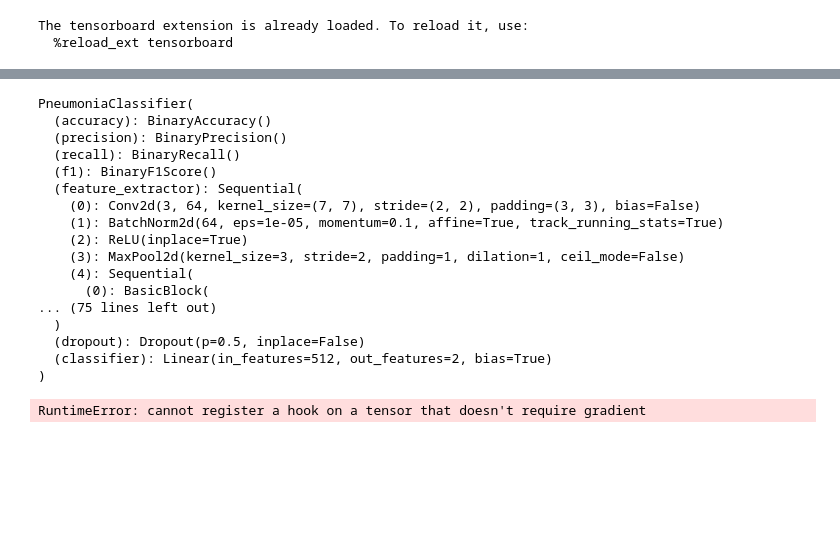
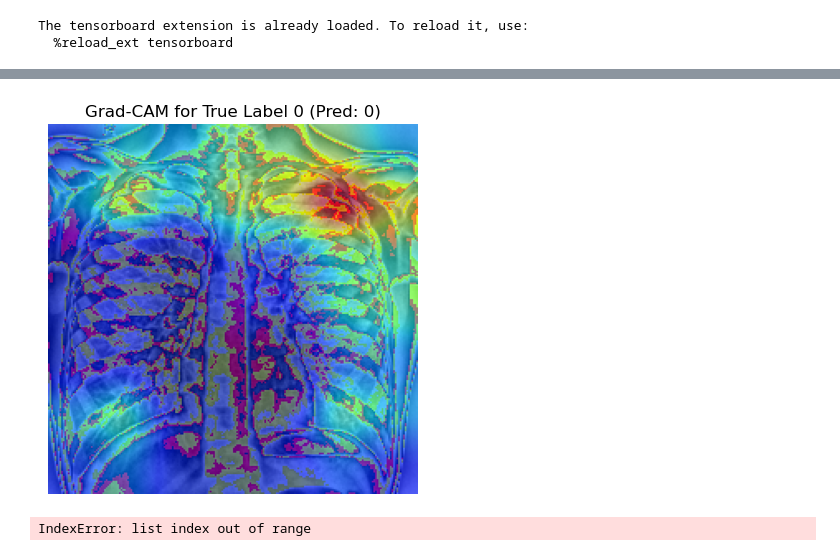
Before and after one commit to SzabadosA/pneumonia_detection, a Jupyter notebook: notebooks/Pretrained_ResNET18.ipynb, the cells around one changed output, grey strips where cells are left out. Cells and saved outputs as stored; diff of their text form; code cells hidden in the pictures; blank space fills up the shorter version.

Commit message:
add gradcam and opmitizations

```diff
--- a/notebooks/Pretrained_ResNET18.ipynb
+++ b/notebooks/Pretrained_ResNET18.ipynb
@@ -203,58 +208,60 @@ plot_roc_auc(model, model.test_loader)
 # %%
 from torchcam.methods import SmoothGradCAMpp
 from torchcam.utils import overlay_mask
 from torchvision.transforms.functional import to_pil_image
 import matplotlib.pyplot as plt
 
-def visualize_gradcam(model, dataloader, target_layer="feature_extractor.7"):
-    model.eval()
+def visualize_gradcam(model, dataloader, target_layer="feature_extractor.8"):
+    model.eval()  # Set the models to evaluation mode
+    for param in model.parameters():
+        param.requires_grad = True
 
-    # Initialize Grad-CAM
+    # Initialize Grad-CAM with the target layer
     cam_extractor = SmoothGradCAMpp(model, target_layer=target_layer)
 
-    # Pick one image from the dataloader
+    # Pick one batch from the dataloader
     data, labels = next(iter(dataloader))
     data = data.cuda()
     labels = labels.cuda()
 
-    # Get predictions and CAM
+    # Forward pass through the models
     preds = model(data)
-    class_idx = preds.argmax(dim=1).item()  # Predicted class index for the first image
 
-    # Generate CAM for the predicted class
-    cams = cam_extractor(class_idx, preds)
+    # Iterate through the batch to visualize Grad-CAM for each image
+    for i in range(len(data)):
+        # Predicted class index for the current image
+        class_idx = preds[i].argmax(dim=0).item()
 
-    # Overlay CAM on the original image
-    for i in range(len(data)):
-        heatmap = cams[target_layer][i]
+        # Generate CAM for the predicted class
+        cam = cam_extractor(class_idx, preds)
+
+        # Check the type and shape of the cam
+        if isinstance(cam, list):
+            # Assuming the CAM for each image is in cam[i]
+            heatmap = cam[i]
+        elif isinstance(cam, dict):
+            # Retrieve the heatmap for the specified layer
+            heatmap = cam[target_layer][i]
+        else:
+            raise TypeError(f"Unexpected cam type: {type(cam)}")
+
+        # Ensure the heatmap is reduced to one channel
+        if heatmap.dim() == 3:  # If heatmap has multiple channels, reduce to one
+            heatmap = heatmap.mean(dim=0)  # Average across channels
+
+        # Convert the image and heatmap to PIL images
         original_image = to_pil_image(data[i].cpu())
         heatmap_image = to_pil_image(heatmap, mode="F")
 
         # Overlay heatmap on the original image
         result = overlay_mask(original_image, heatmap_image, alpha=0.5)
         plt.imshow(result)
-        plt.title(f"Grad-CAM for label {labels[i].item()} (Pred: {class_idx})")
+        plt.title(f"Grad-CAM for True Label {labels[i].item()} (Pred: {class_idx})")
         plt.axis("off")
         plt.show()
 
-# Call this after training
-visualize_gradcam(model, model.test_loader)
+# Call this function after training
+visualize_gradcam(model, model.test_loader, target_layer="feature_extractor.7")
 # %% [output]
+[figure, added]
-PneumoniaClassifier(
-  (accuracy): BinaryAccuracy()
-  (precision): BinaryPrecision()
-  (recall): BinaryRecall()
-  (f1): BinaryF1Score()
-  (feature_extractor): Sequential(
-    (0): Conv2d(3, 64, kernel_size=(7, 7), stride=(2, 2), padding=(3, 3), bias=False)
-    (1): BatchNorm2d(64, eps=1e-05, momentum=0.1, affine=True, track_running_stats=True)
-    (2): ReLU(inplace=True)
-    (3): MaxPool2d(kernel_size=3, stride=2, padding=1, dilation=1, ceil_mode=False)
-    (4): Sequential(
-      (0): BasicBlock(
-... (75 lines left out)
-  )
-  (dropout): Dropout(p=0.5, inplace=False)
-  (classifier): Linear(in_features=512, out_features=2, bias=True)
-)
+IndexError: list index out of range
-RuntimeError: cannot register a hook on a tensor that doesn't require gradient
```
Also changed, not shown: parts of 9 cells of this notebook, 5 other files.
